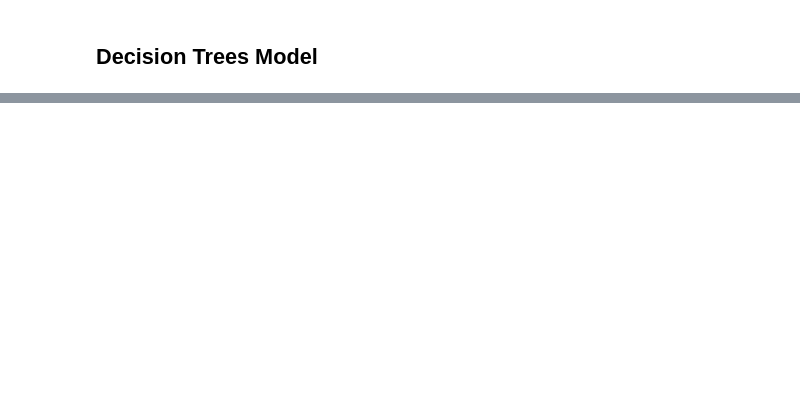
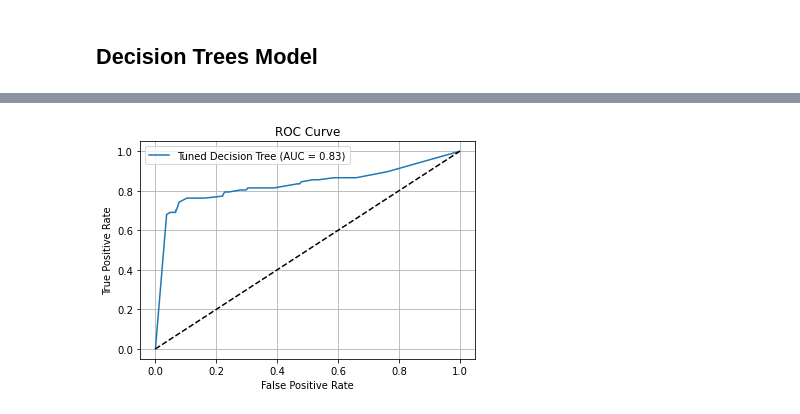
Before and after one commit to jedidahkathure/Churn-Customer-Analysis, a Jupyter notebook: churncustomer.ipynb, the cells around one changed output, grey strips where cells are left out. Drawn from its saved outputs; the diff is of its cells as text; code cells hidden in the pictures; blank space fills up the shorter version.

Commit message:
modelling

```diff
--- a/churncustomer.ipynb
+++ b/churncustomer.ipynb
@@ -418,2 +438,21 @@ weighted avg       0.80      0.84      0.81       667
 # %% [markdown]
 ## Decision Trees Model
+# %%
+# Define parameter grid
+param_grid = {
+    'max_depth': [3, 5, 10, None],
+    'min_samples_split': [2, 5, 10],
+    'min_samples_leaf': [1, 2, 4],
+    'criterion': ['gini', 'entropy']
+}
+# %%
+# Initialize the DecisionTreeClassifier
+dtree = DecisionTreeClassifier(random_state=42)
+
+# Set up grid search
+grid_search = GridSearchCV(dtree, param_grid, cv=5, scoring='roc_auc', n_jobs=-1)
+grid_search.fit(X_train_balanced, y_train_balanced)
+
+# Get best model
+best_tree = grid_search.best_estimator_
+print("Best Parameters:", grid_search.best_params_)
@@ -419,0 +461,4 @@ weighted avg       0.80      0.84      0.81       667
+# %%
+# Predict
+y_pred_best = best_tree.predict(X_test)
+y_probs_best = best_tree.predict_proba(X_test)[:, 1]
@@ -419,0 +476,15 @@ weighted avg       0.80      0.84      0.81       667
+# %%
+# ROC Curve
+fpr, tpr, _ = roc_curve(y_test, y_probs_best)
+roc_auc = roc_auc_score(y_test, y_probs_best)
+
+plt.plot(fpr, tpr, label=f'Tuned Decision Tree (AUC = {roc_auc:.2f})')
+plt.plot([0, 1], [0, 1], 'k--')
+plt.xlabel('False Positive Rate')
+plt.ylabel('True Positive Rate')
+plt.title('ROC Curve')
+plt.legend()
+plt.grid()
+plt.show()
+# %% [output]
+[figure, added]
```
Also changed, not shown: parts of 15 cells of this notebook, 5 other files.
